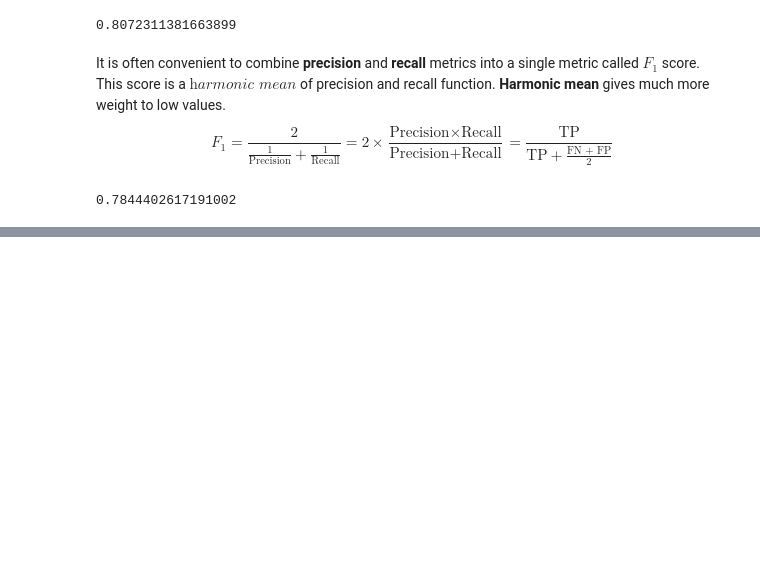
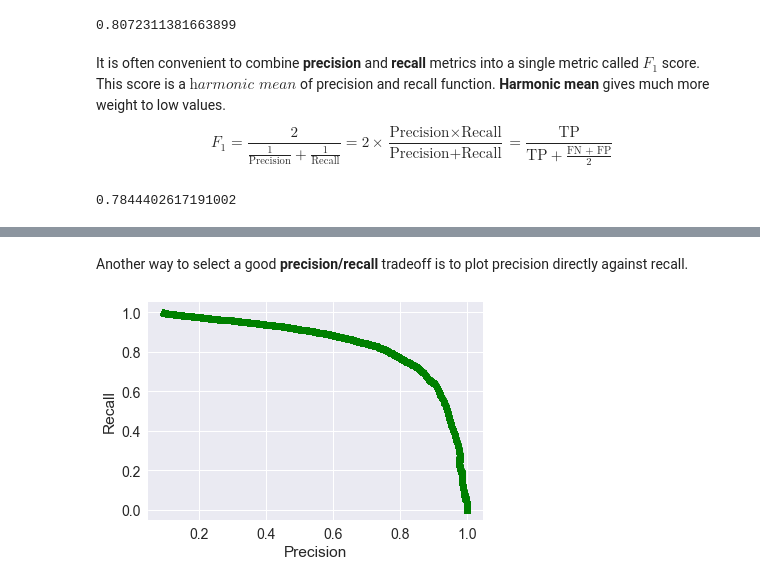
Before and after one commit to beginner1010/MachineLearning, a Jupyter notebook: Classification.ipynb, the cells around one changed output, grey strips where cells are left out. Cells and saved outputs as stored; diff of their text form; code cells hidden in the pictures; blank space fills up the shorter version.

```diff
--- a/Classification.ipynb
+++ b/Classification.ipynb
@@ -119,0 +142,12 @@ f1_score (y_train_5, y_train_pred)
+# %% [markdown]
+Another way to select a good __precision/recall__ tradeoff is to plot precision directly against recall.
+# %%
+def plot_precision_vs_recall (precisions, recalls):
+    plt.plot(precisions, recalls, 'g^')
+    plt.xlabel('Precision')
+    plt.ylabel('Recall')
+
+plot_precision_vs_recall(precisions=precisions, recalls=recalls)
+plt.show()
+# %% [output]
+[figure, added]
```
Also changed, not shown: parts of 6 cells of this notebook.
